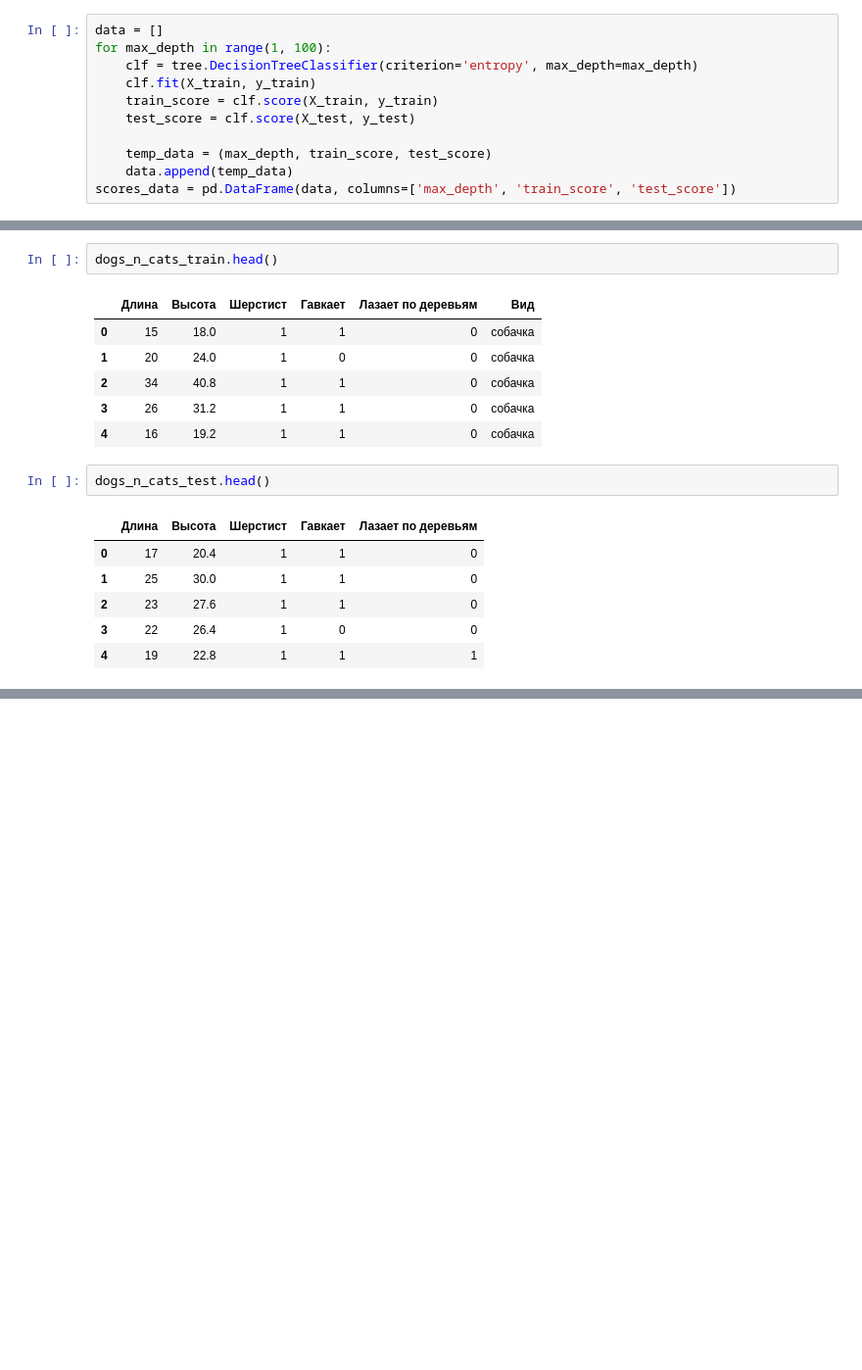
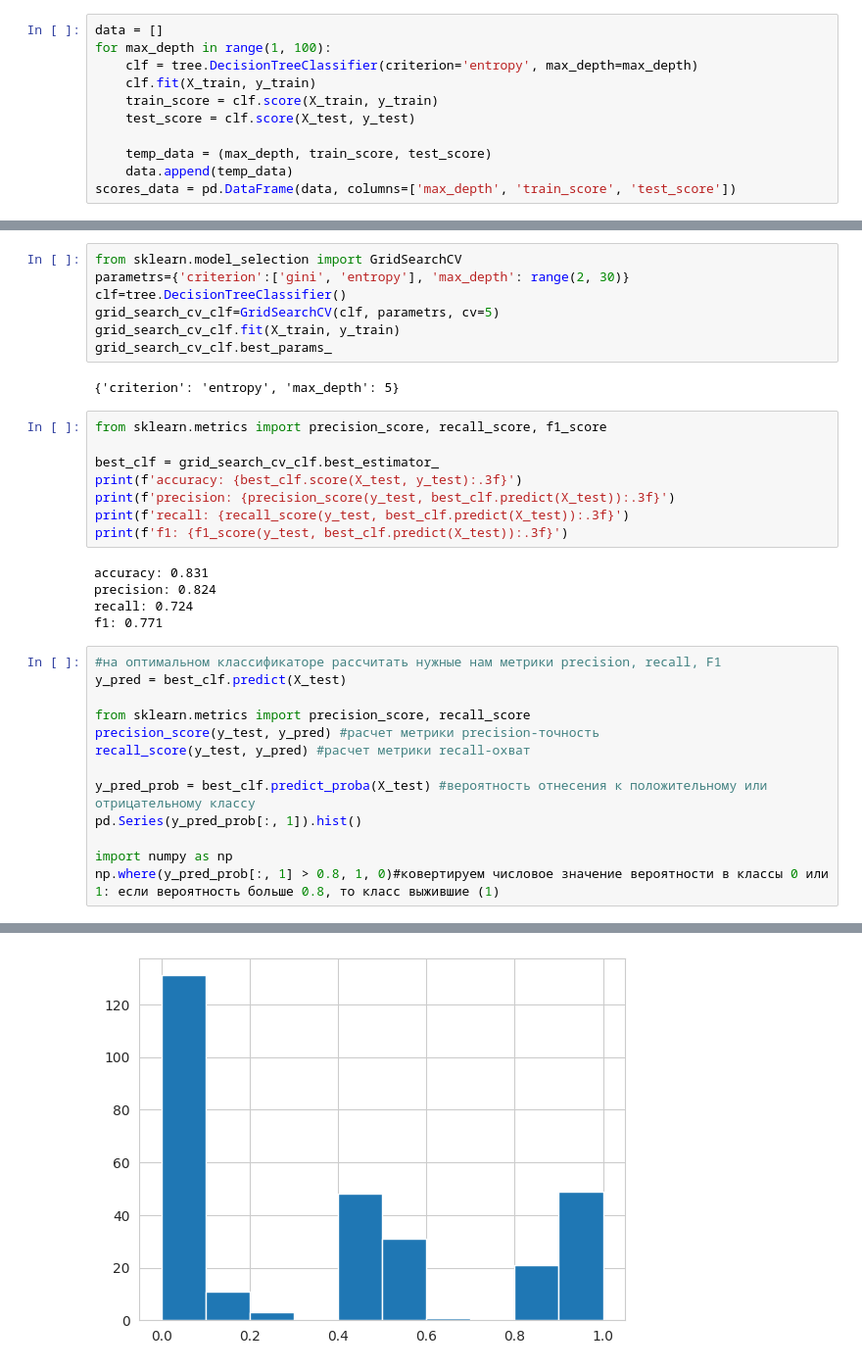
Before and after one commit to MinyaevAndrey/MYPETS, a Jupyter notebook: Titanic.ipynb, the cells around one changed output, grey strips where cells are left out. Shown at 98% size. Saved outputs shown, nothing was run; the diff lists cells and outputs as text; blank space fills up the shorter version.

```diff
--- a/Titanic.ipynb
+++ b/Titanic.ipynb
@@ -232,18 +203,36 @@ dtype: int64
-# %%
-dogs_n_cats_train.head()
-# %% [output]
-|  | Длина | Высота | Шерстист | Гавкает | Лазает по деревьям | Вид |
-| 0 | 15 | 18.0 | 1 | 1 | 0 | собачка |
-| 1 | 20 | 24.0 | 1 | 0 | 0 | собачка |
-| 2 | 34 | 40.8 | 1 | 1 | 0 | собачка |
-| 3 | 26 | 31.2 | 1 | 1 | 0 | собачка |
-| 4 | 16 | 19.2 | 1 | 1 | 0 | собачка |
-# %%
-dogs_n_cats_test.head()
-# %% [output]
-|  | Длина | Высота | Шерстист | Гавкает | Лазает по деревьям |
-| 0 | 17 | 20.4 | 1 | 1 | 0 |
-| 1 | 25 | 30.0 | 1 | 1 | 0 |
-| 2 | 23 | 27.6 | 1 | 1 | 0 |
-| 3 | 22 | 26.4 | 1 | 0 | 0 |
-| 4 | 19 | 22.8 | 1 | 1 | 1 |
+# %%
+from sklearn.model_selection import GridSearchCV
+parametrs={'criterion':['gini', 'entropy'], 'max_depth': range(2, 30)}
+clf=tree.DecisionTreeClassifier()
+grid_search_cv_clf=GridSearchCV(clf, parametrs, cv=5)
+grid_search_cv_clf.fit(X_train, y_train)
+grid_search_cv_clf.best_params_
+# %% [output]
+{'criterion': 'entropy', 'max_depth': 5}
+# %%
+from sklearn.metrics import precision_score, recall_score, f1_score
+
+best_clf = grid_search_cv_clf.best_estimator_
+print(f'accuracy: {best_clf.score(X_test, y_test):.3f}')
+print(f'precision: {precision_score(y_test, best_clf.predict(X_test)):.3f}')
+print(f'recall: {recall_score(y_test, best_clf.predict(X_test)):.3f}')
+print(f'f1: {f1_score(y_test, best_clf.predict(X_test)):.3f}')
+# %% [output]
+accuracy: 0.831
+precision: 0.824
+recall: 0.724
+f1: 0.771
+# %%
+#на оптимальном классификаторе рассчитать нужные нам метрики precision, recall, F1
+y_pred = best_clf.predict(X_test)
+
+from sklearn.metrics import precision_score, recall_score
+precision_score(y_test, y_pred) #расчет метрики precision-точность
+recall_score(y_test, y_pred) #расчет метрики recall-охват
+
+y_pred_prob = best_clf.predict_proba(X_test) #вероятность отнесения к положительному или отрицательному классу
+pd.Series(y_pred_prob[:, 1]).hist()
+
+import numpy as np
+np.where(y_pred_prob[:, 1] > 0.8, 1, 0)#ковертируем числовое значение вероятности в классы 0 или 1: если вероятность больше 0.8, то класс выжившие (1)
+# %% [output]
@@ -249,0 +253 @@ dogs_n_cats_test.head()
+[figure, added]
```
Also changed, not shown: parts of 14 cells of this notebook.
